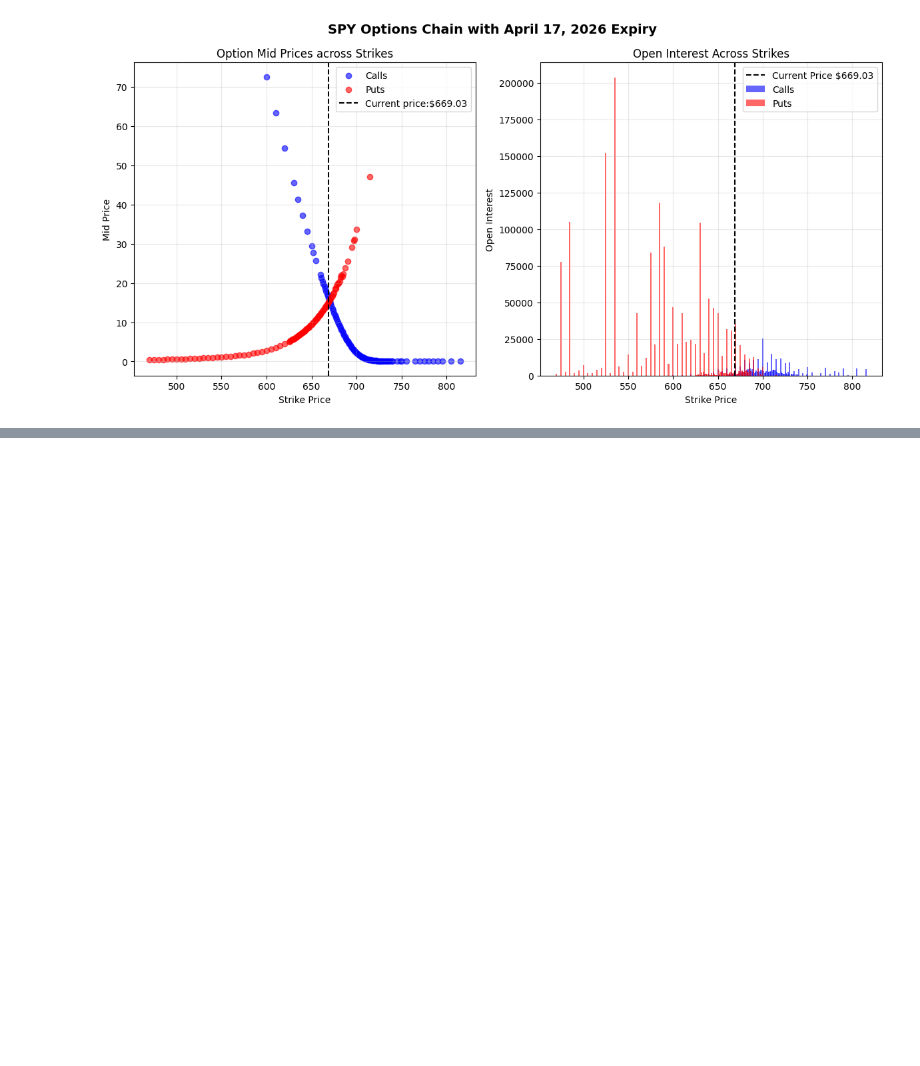
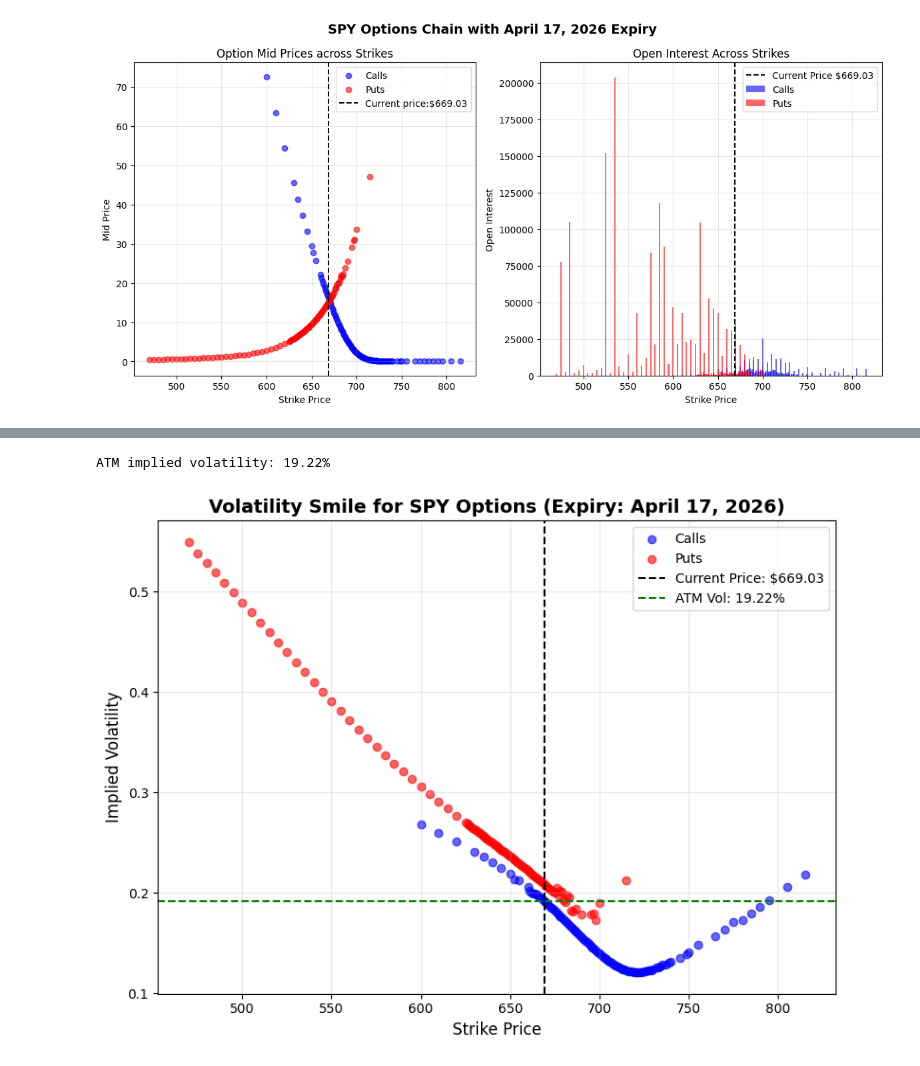
Before and after one commit to MayuriKawale/options-volatility-modeling, a Jupyter notebook: notebooks/main.ipynb, the cells around one changed output, grey strips where cells are left out. Cells and saved outputs as stored; diff of their text form; code cells hidden in the pictures; blank space fills up the shorter version.

Commit message:
Add IV extraction, volatility smile plot and corresponding concept notes

```diff
--- a/notebooks/main.ipynb
+++ b/notebooks/main.ipynb
@@ -318,0 +474,17 @@ plt.show()
+# %%
+# apply implied volatility extraction to calls and puts
+calls_clean['impliedVol'] = calls_clean.apply(lambda row: implied_volatility(market_price=row['midPrice'], S=current_price, K=row['strike'], T=T, r=r, option_type='call'), axis=1)
+puts_clean['impliedVol'] = puts_clean.apply(lambda row: implied_volatility(market_price=row['midPrice'], S=current_price, K=row['strike'], T=T, r=r, option_type='put'), axis=1)
+
+# check if there are any row has failed IV extraction
+#print(calls_clean['impliedVol'].isna().sum())
+#print(puts_clean['impliedVol'].isna().sum())
+
+# Drop contracts where IV extraction failed
+calls_clean = calls_clean.dropna(subset=['impliedVol'])
+puts_clean = puts_clean.dropna(subset=['impliedVol'])
+
+print(f'Calls with valid IV: {len(calls_clean)}')
+print(f'Puts with valid IV: {len(puts_clean)}')
+print(f'\nSample calls with IV:')
+calls_clean[['strike', 'midPrice', 'impliedVol', 'impliedVolatility']].head(10)
@@ -318,0 +522,30 @@ plt.show()
+# %%
+plt.figure(figsize=(8,6))
+
+# plot calls iv
+plt.scatter(calls_clean['strike'], calls_clean['impliedVol'], color='blue', alpha=0.6, label='Calls')
+
+# plot puts iv
+plt.scatter(puts_clean['strike'], puts_clean['impliedVol'], color='red', alpha=0.6, label='Puts')
+
+# plot current price of stock
+plt.axvline(x=current_price, color='black', linestyle='--', label=f'Current Price: ${current_price:.2f}')
+
+## add ATM implied vol for reference
+# Find index of strike closest to current price
+closest_idx = (calls_clean['strike'] - current_price).abs().argsort()[:1]
+# Get implied vol at that index
+atm_vol = calls_clean.iloc[closest_idx]['impliedVol'].values[0]
+print(f"ATM implied volatility: {atm_vol:.2%}")
+plt.axhline(y=atm_vol, color='green', linestyle = '--', label = f'ATM Vol: {atm_vol:.2%}', linewidth=1.5)
+
+plt.xlabel('Strike Price', fontsize=12)
+plt.ylabel('Implied Volatility', fontsize=12)
+plt.title('Volatility Smile for SPY Options (Expiry: April 17, 2026)', fontsize=14, fontweight='bold')
+plt.legend(fontsize=10)
+plt.grid(True, alpha=0.3)
+plt.tight_layout()
+plt.show()
+# %% [output]
+ATM implied volatility: 19.22%
+[figure, added]
```
Also changed, not shown: parts of 17 cells of this notebook, 1 other file.
